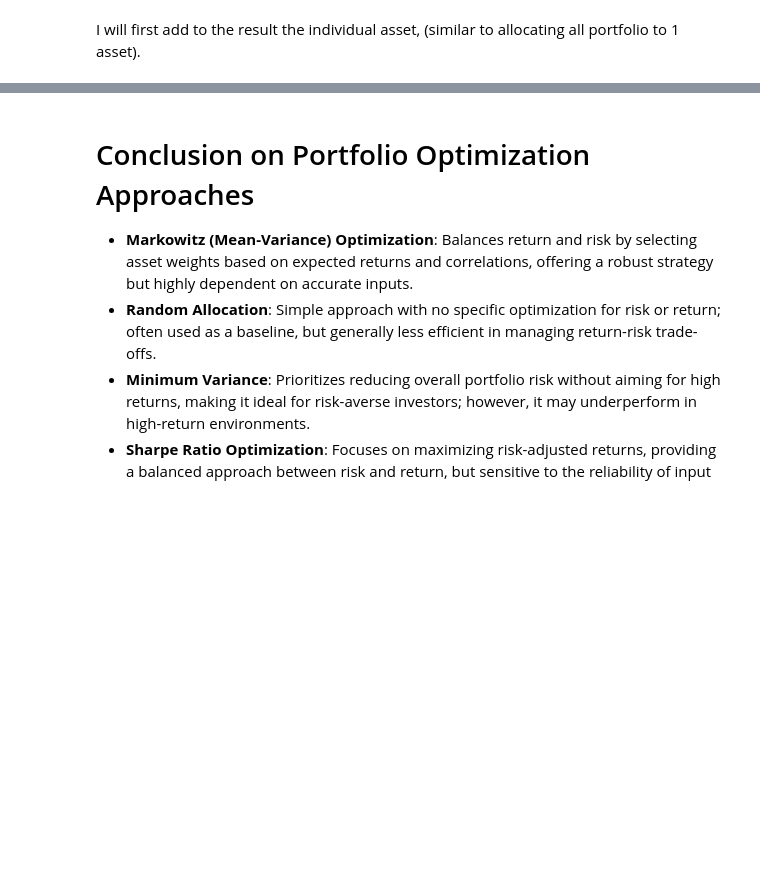
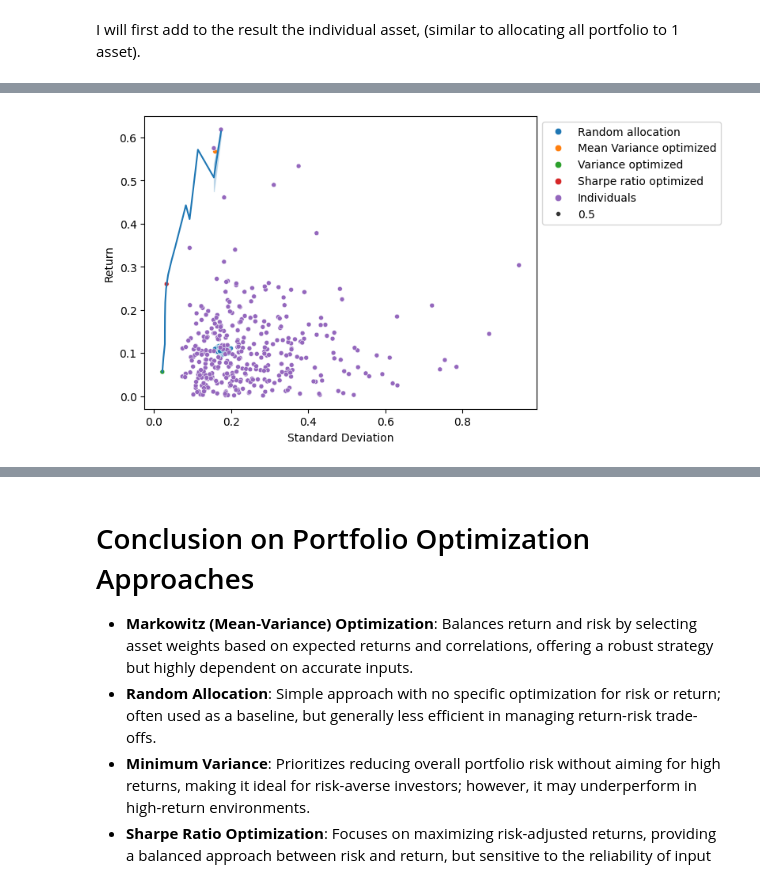
Before and after one commit to alexandreib/QuantDesign, a Jupyter notebook: SP500_Portfolio_Allocation.ipynb, the cells around one changed output, grey strips where cells are left out. Saved outputs shown, nothing was run; the diff lists cells and outputs as text; code cells hidden in the pictures; blank space fills up the shorter version.

```diff
--- a/SP500_Portfolio_Allocation.ipynb
+++ b/SP500_Portfolio_Allocation.ipynb
@@ -352,15 +407,13 @@ for i, one_return in enumerate(np.linspace(portfolio_return, log_returns.max()+0
                                   bounds=tuple((0, min(1, i/25 + 0.3)) for _ in range(len(log_returns))),
                                   constraints=({'type': 'eq', 'fun': lambda weights: np.sum(weights) - 1},
                                                {'type': 'eq', 'fun': lambda weights: np.dot(weights, log_returns) - one_return}))
+    portfolio_return = weights @ log_returns
+    portfolio_std_dev = np.sqrt(weights.T @ covariance_matrix @ weights)
+    sharpe_ratio = portfolio_return / portfolio_std_dev # calculation the same sharpe ratio for all models
 
-    ## When allocate all weight to only one stock replace the covariance by the variance of that stock
-    if len(np.array(l_tickers)[result['x']> 0.4]) == 1 :
-        std_dev.append(std_dev_individual_stocks[std_dev_individual_stocks.index == np.squeeze(np.array(l_tickers)[result['x']> 0.4])].values[0])
-    else :
-        std_dev.append(np.sqrt(result['fun']))
-
-    returns.append(np.dot( result['x'], log_returns))
-    sr.append(np.dot( result['x'], log_returns) / np.sqrt(result['fun']))
+    std_dev.append(portfolio_std_dev)
+    returns.append(portfolio_return)
+    sr.append(sharpe_ratio)
     model.append('Efficiency Frontier')
 # %%
 efficient_frontier = pd.DataFrame({'Return':returns, 'Standard Deviation':std_dev, 'Sharpe Ratio':sr, 'Model':model})
@@ -406,4 +476,7 @@ results[results['Model'] == "0.5"]
 # %%
 ax = sns.scatterplot(results, x='Standard Deviation',  y='Return', hue = 'Model', size = 0.5)
+sns.lineplot(efficient_frontier, y='Return', x='Standard Deviation')
 sns.move_legend(ax, "upper left", bbox_to_anchor=(1, 1))
 plt.show()
+# %% [output]
+[figure, added]
```
Also changed, not shown: parts of 14 cells of this notebook.
